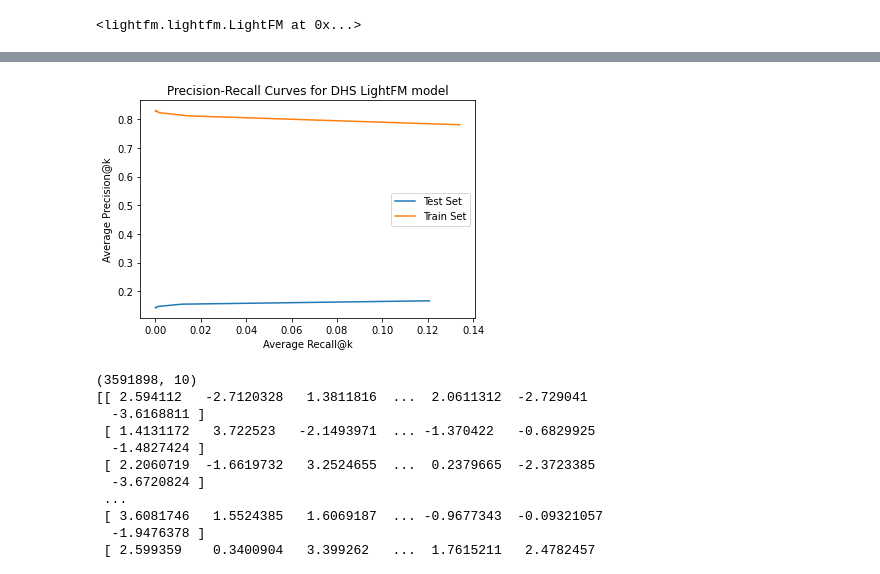
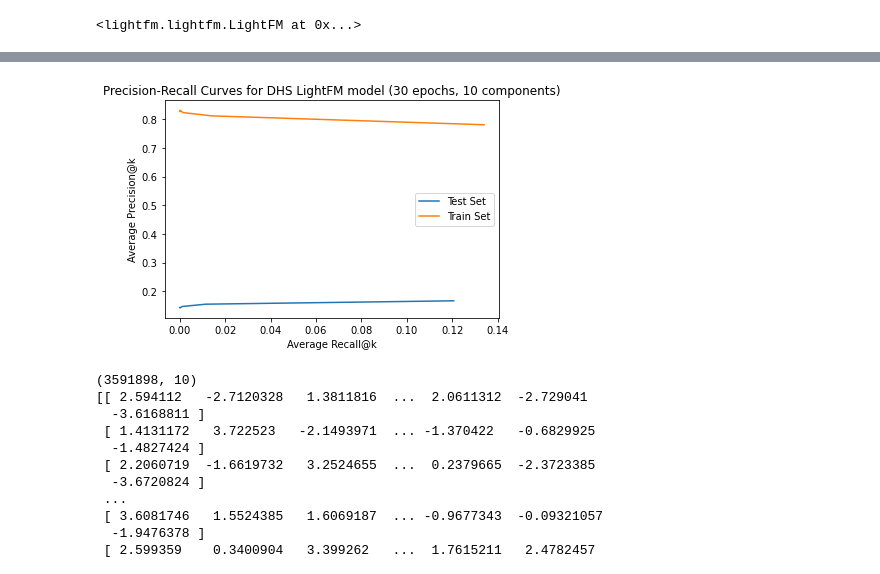
Before and after one commit to meuleman/gilbertAPI, a Jupyter notebook: recommendersystems/lightfm/DHS/LightFM_DHS_CT20210922.ipynb, the cells around one changed output, grey strips where cells are left out. Saved outputs shown, nothing was run; the diff lists cells and outputs as text; code cells hidden in the pictures.

Commit message:
creating a simple model

```diff
--- a/recommendersystems/lightfm/DHS/LightFM_DHS_CT20210922.ipynb
+++ b/recommendersystems/lightfm/DHS/LightFM_DHS_CT20210922.ipynb
@@ -91,18 +58,16 @@ train_recall = [1.4393877337148873e-05, 0.00014346459243132665, 0.00142456301847
 #     train_recall.append(recall_at_k(model30, data['train'], k=i).mean())
 #     print("k=" + i + " Finished")
 # %%
-#Plot precision-recall curves for train and test data for both scaled and unscaled data
+#Plot precision-recall curves for train and test data
 plt.plot(test_recall, test_precision)
 plt.plot(train_recall, train_precision)
-# plt.plot(train_recall_scaled, train_precision_scaled)
-# plt.plot(test_recall_scaled, test_precision_scaled)
 plt.xlabel('Average Recall@k')
 plt.ylabel('Average Precision@k')
 plt.legend(['Test Set', 'Train Set']) #, 'Train Set'
-plt.title('Precision-Recall Curves for DHS LightFM model')
+plt.title('Precision-Recall Curves for DHS LightFM model (30 epochs, 10 components)')
 plt.savefig('PR_Curves_DHS_LightFM_CT20211004.jpeg')
 # %% [output]
-[figure, old version]
+[figure, new version]
 # %%
 item_biases, item_embeddings = model.get_item_representations(features=None)
 user_biases, user_embeddings = model.get_user_representations(features=None)
```
Also changed, not shown: parts of 27 cells of this notebook.
